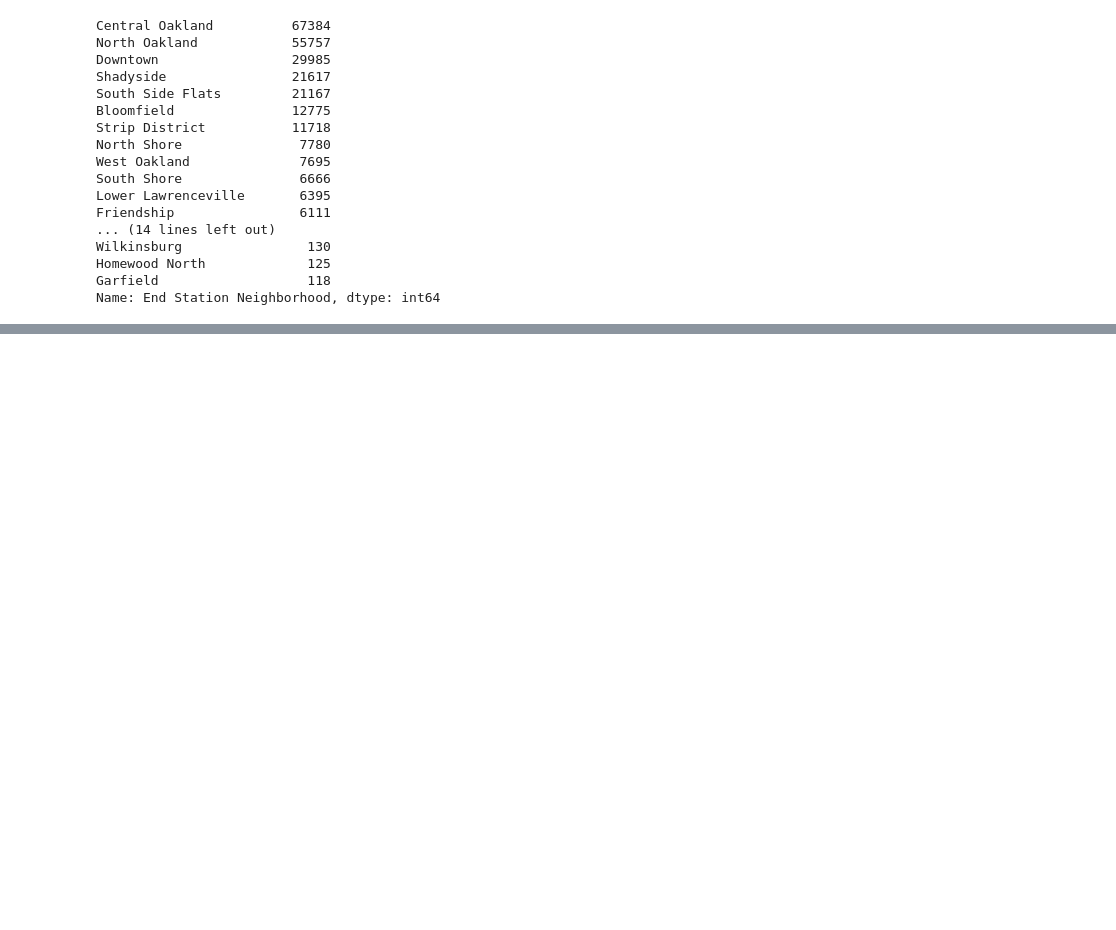
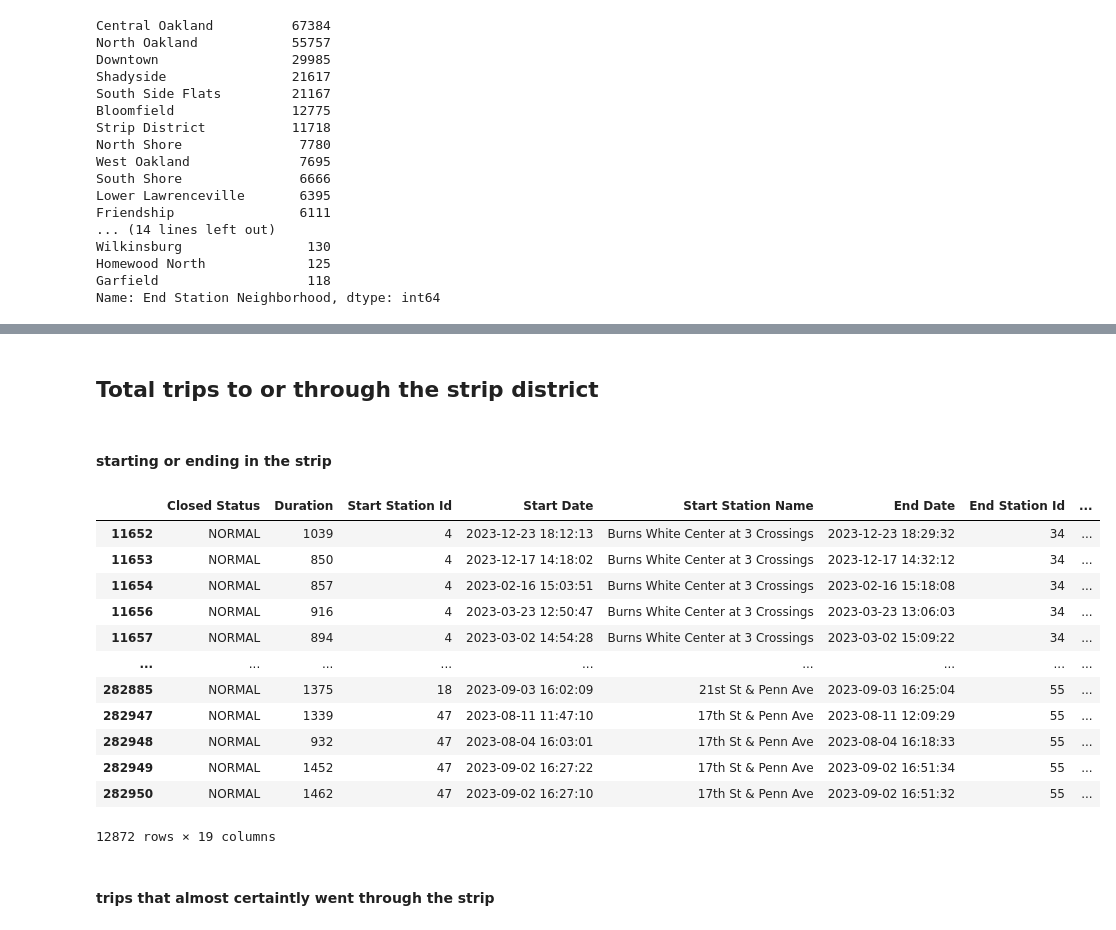
Before and after one commit to BenWSingleton/POGOH_Analysis, a Jupyter notebook: analysis.ipynb, the cells around one changed output, grey strips where cells are left out. Drawn from its saved outputs; the diff is of its cells as text; code cells hidden in the pictures; blank space fills up the shorter version.

Commit message:
analysis of ridership in strip and hill

```diff
--- a/analysis.ipynb
+++ b/analysis.ipynb
@@ -133,0 +162,22 @@ Name: End Station Neighborhood, dtype: int64
+# %% [markdown]
+## Total trips to or through the strip district
+# %% [markdown]
+#### starting or ending in the strip
+# %%
+df[(df['Start Date'].dt.year==2023) & ((df['Start Station Neighborhood']=='Strip District') | (df['End Station Neighborhood']=='Strip District'))]
+# %% [output]
+|  | Closed Status | Duration | Start Station Id | Start Date | Start Station Name | End Date | End Station Id | ... |
+| 11652 | NORMAL | 1039 | 4 | 2023-12-23 18:12:13 | Burns White Center at 3 Crossings | 2023-12-23 18:29:32 | 34 | ... |
+| 11653 | NORMAL | 850 | 4 | 2023-12-17 14:18:02 | Burns White Center at 3 Crossings | 2023-12-17 14:32:12 | 34 | ... |
+| 11654 | NORMAL | 857 | 4 | 2023-02-16 15:03:51 | Burns White Center at 3 Crossings | 2023-02-16 15:18:08 | 34 | ... |
+| 11656 | NORMAL | 916 | 4 | 2023-03-23 12:50:47 | Burns White Center at 3 Crossings | 2023-03-23 13:06:03 | 34 | ... |
+| 11657 | NORMAL | 894 | 4 | 2023-03-02 14:54:28 | Burns White Center at 3 Crossings | 2023-03-02 15:09:22 | 34 | ... |
+| ... | ... | ... | ... | ... | ... | ... | ... | ... |
+| 282885 | NORMAL | 1375 | 18 | 2023-09-03 16:02:09 | 21st St & Penn Ave | 2023-09-03 16:25:04 | 55 | ... |
+| 282947 | NORMAL | 1339 | 47 | 2023-08-11 11:47:10 | 17th St & Penn Ave | 2023-08-11 12:09:29 | 55 | ... |
+| 282948 | NORMAL | 932 | 47 | 2023-08-04 16:03:01 | 17th St & Penn Ave | 2023-08-04 16:18:33 | 55 | ... |
+| 282949 | NORMAL | 1452 | 47 | 2023-09-02 16:27:22 | 17th St & Penn Ave | 2023-09-02 16:51:34 | 55 | ... |
+| 282950 | NORMAL | 1462 | 47 | 2023-09-02 16:27:10 | 17th St & Penn Ave | 2023-09-02 16:51:32 | 55 | ... |
+12872 rows × 19 columns
+# %% [markdown]
+#### trips that almost certaintly went through the strip
```
Also changed, not shown: parts of 8 cells of this notebook.
